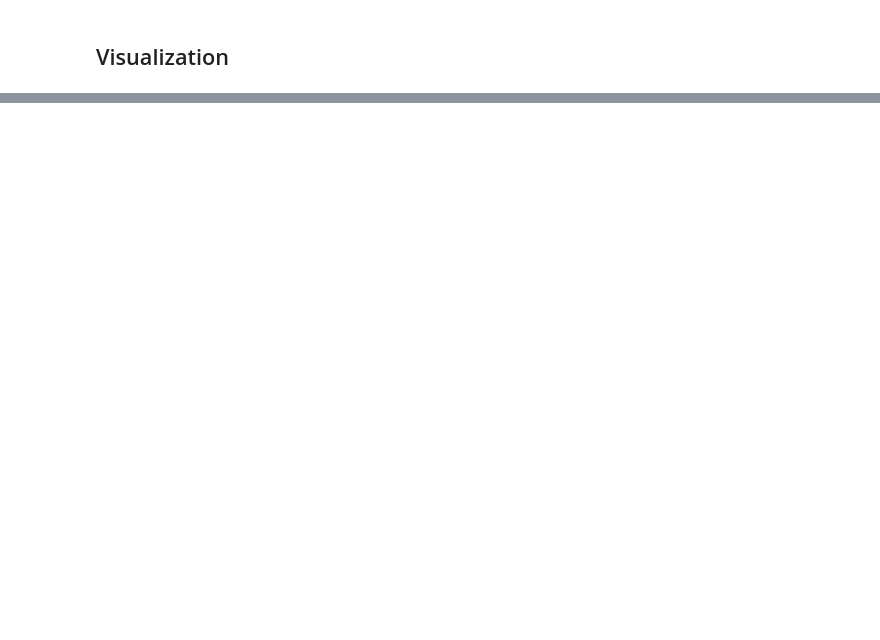
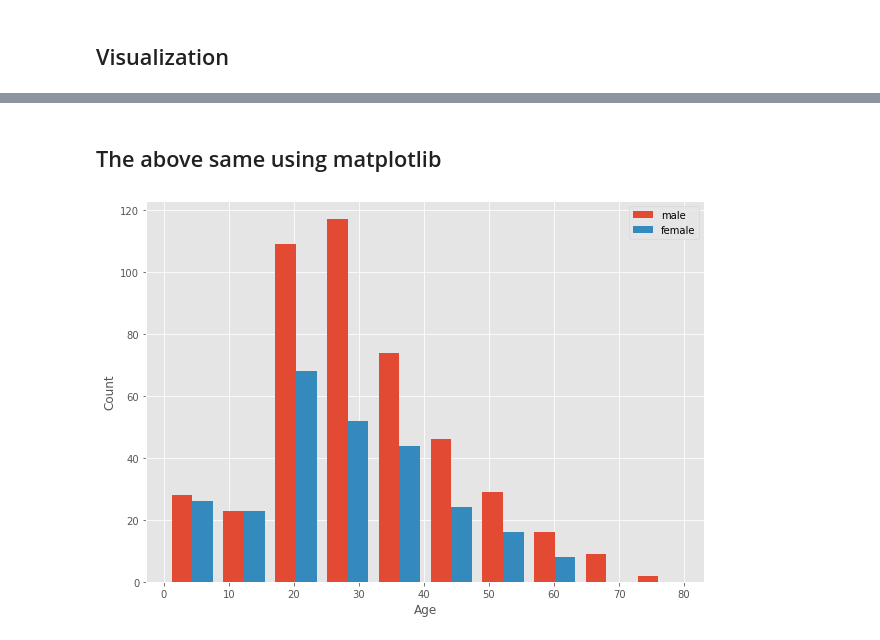
Before and after one commit to sandipto-sanyal/ampba, a Jupyter notebook: Python/course codes/notes/Python sample codes.ipynb, the cells around one changed output, grey strips where cells are left out. Saved outputs shown, nothing was run; the diff lists cells and outputs as text; code cells hidden in the pictures; blank space fills up the shorter version.

```diff
--- a/Python/course codes/notes/Python sample codes.ipynb
+++ b/Python/course codes/notes/Python sample codes.ipynb
@@ -282,0 +293,17 @@ from plotnine import *
+# %% [markdown]
+## The above same using matplotlib
+# %%
+import numpy as np
+from matplotlib import pyplot as plt
+plt.style.use('ggplot')
+df_female_age = df[df.Sex=='female'].Age
+df_male_age = df[df.Sex=='male'].Age
+bins=30
+plt.figure(figsize=(10,7))
+plt.hist([df_male_age, df_female_age], stacked=False)
+plt.legend(['male','female'])
+plt.xlabel('Age')
+plt.ylabel('Count')
+plt.show()
+# %% [output]
+[figure, added]
```
Also changed, not shown: parts of 16 cells of this notebook, 15 other files.
